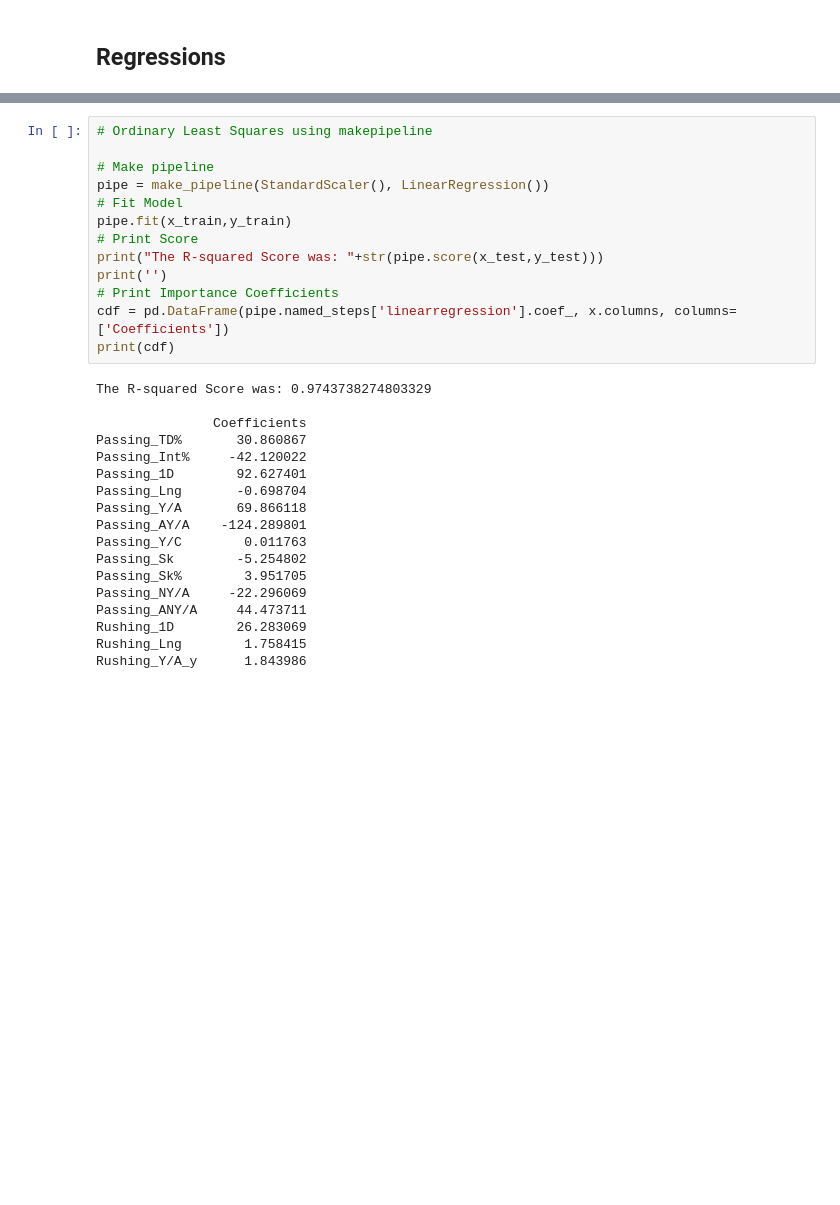
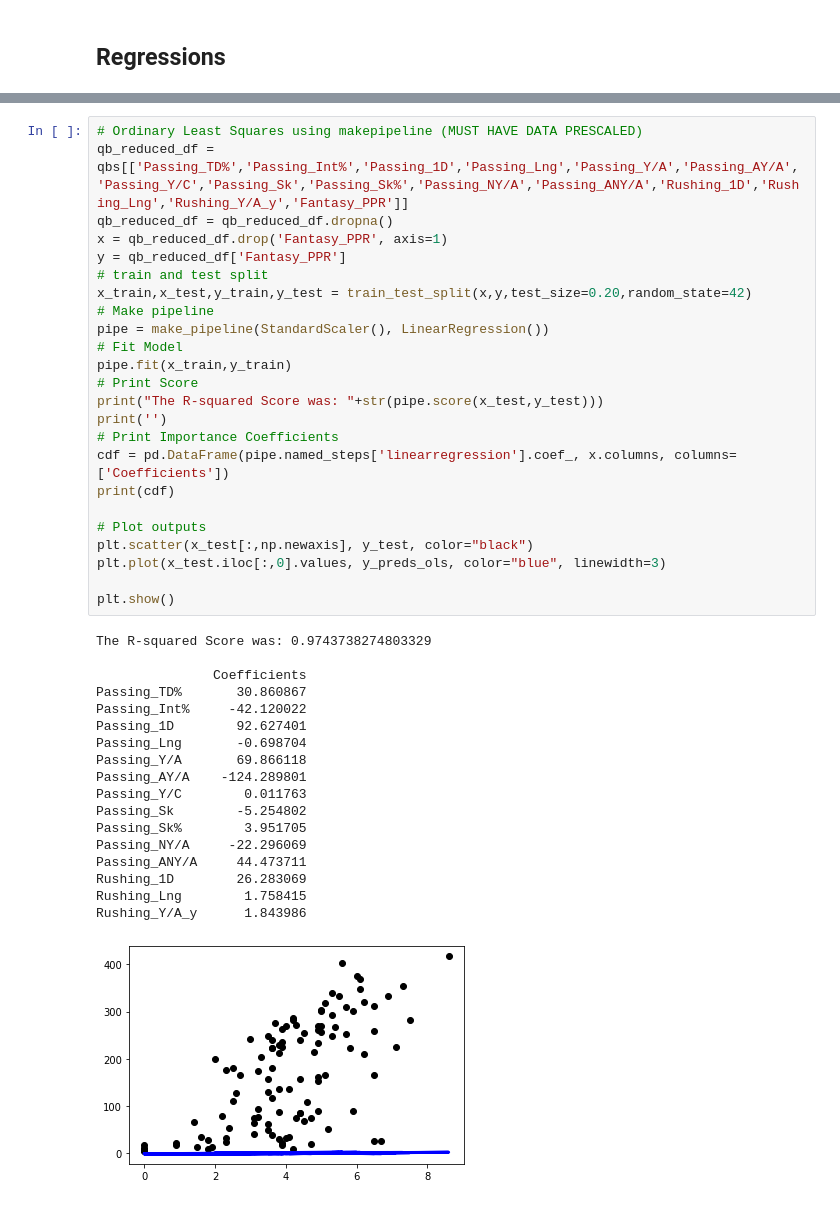
Before and after one commit to mattgilgo/fantasy_football, a Jupyter notebook: models.ipynb, the cells around one changed output, grey strips where cells are left out. Cells and saved outputs as stored; diff of their text form; blank space fills up the shorter version.

```diff
--- a/models.ipynb
+++ b/models.ipynb
@@ -65,31 +83,43 @@ Coefficient of determination: 0.97
 # %%
-# Ordinary Least Squares using makepipeline
-
+# Ordinary Least Squares using makepipeline (MUST HAVE DATA PRESCALED)
+qb_reduced_df = qbs[['Passing_TD%','Passing_Int%','Passing_1D','Passing_Lng','Passing_Y/A','Passing_AY/A','Passing_Y/C','Passing_Sk','Passing_Sk%','Passing_NY/A','Passing_ANY/A','Rushing_1D','Rushing_Lng','Rushing_Y/A_y','Fantasy_PPR']]
+qb_reduced_df = qb_reduced_df.dropna()
+x = qb_reduced_df.drop('Fantasy_PPR', axis=1)
+y = qb_reduced_df['Fantasy_PPR']
+# train and test split
+x_train,x_test,y_train,y_test = train_test_split(x,y,test_size=0.20,random_state=42)
 # Make pipeline
 pipe = make_pipeline(StandardScaler(), LinearRegression())
 # Fit Model
 pipe.fit(x_train,y_train)
 # Print Score
 print("The R-squared Score was: "+str(pipe.score(x_test,y_test)))
 print('')
 # Print Importance Coefficients
 cdf = pd.DataFrame(pipe.named_steps['linearregression'].coef_, x.columns, columns=['Coefficients'])
 print(cdf)
+
+# Plot outputs
+plt.scatter(x_test[:,np.newaxis], y_test, color="black")
+plt.plot(x_test.iloc[:,0].values, y_preds_ols, color="blue", linewidth=3)
+
+plt.show()
 # %% [output]
 The R-squared Score was: 0.9743738274803329
 
                Coefficients
 Passing_TD%       30.860867
 Passing_Int%     -42.120022
 Passing_1D        92.627401
 Passing_Lng       -0.698704
 Passing_Y/A       69.866118
 Passing_AY/A    -124.289801
 Passing_Y/C        0.011763
 Passing_Sk        -5.254802
 Passing_Sk%        3.951705
 Passing_NY/A     -22.296069
 Passing_ANY/A     44.473711
 Rushing_1D        26.283069
 Rushing_Lng        1.758415
 Rushing_Y/A_y      1.843986
+[figure, added]
```
Also changed, not shown: parts of 4 cells of this notebook, 2 other files.
